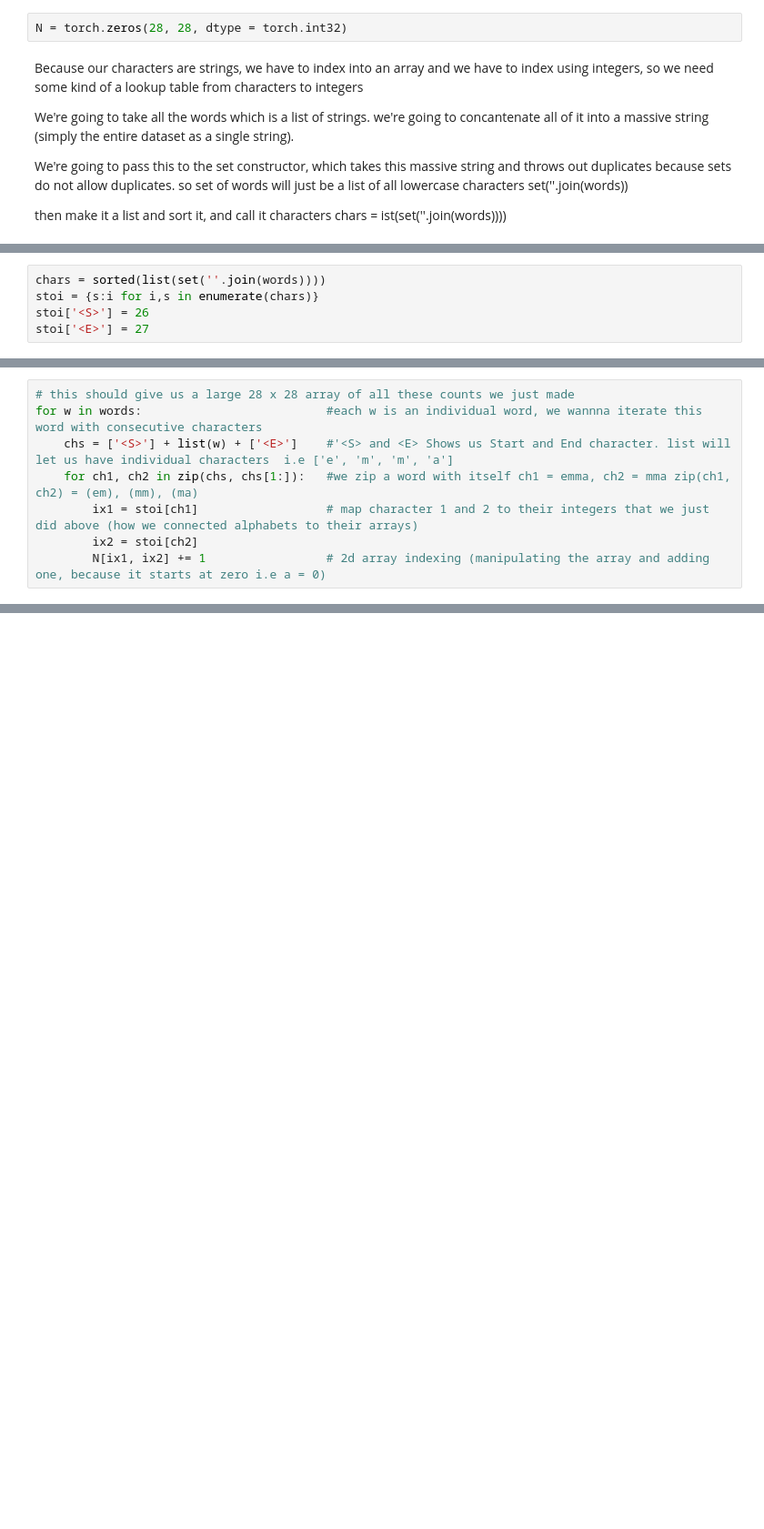
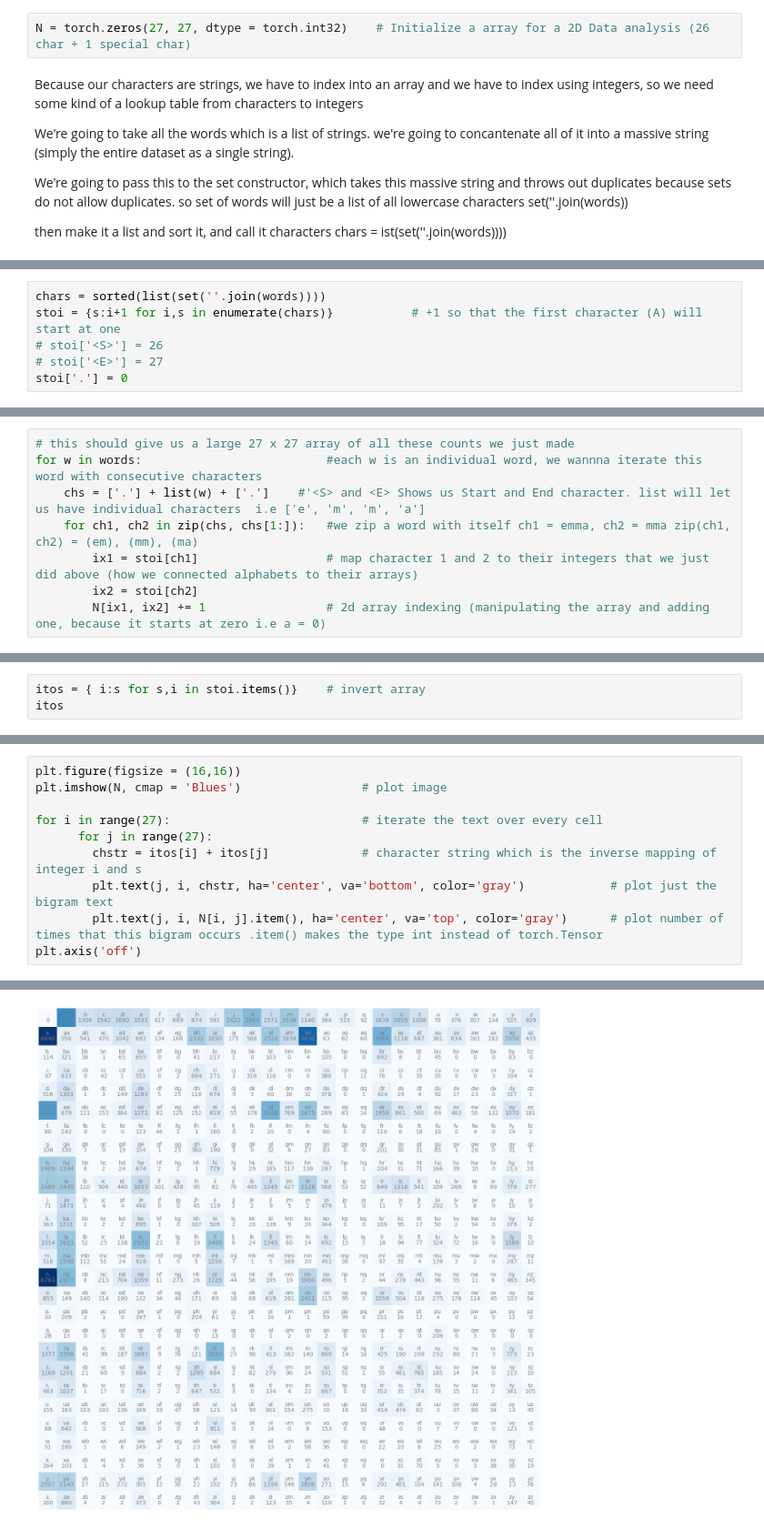
Before and after one commit to Coastpure/Makemore, a Jupyter notebook: Lesson1.ipynb, the cells around one changed output, grey strips where cells are left out. Shown at 91% size. Drawn from its saved outputs; the diff is of its cells as text; blank space fills up the shorter version.

```diff
--- a/Lesson1.ipynb
+++ b/Lesson1.ipynb
@@ -98,5 +104,5 @@ In our case we have 26 letters of the alphabet and we have tro special character
 # %%
-N = torch.zeros(28, 28, dtype = torch.int32)
+N = torch.zeros(27, 27, dtype = torch.int32)    # Initialize a array for a 2D Data analysis (26 char + 1 special char)
 # %% [markdown]
 Because our characters are strings, we have to index into an array and we have to  index using integers, so we need some kind of a lookup table from characters to integers
 
@@ -114,8 +122,9 @@ but we have to specify that < S> = 26 and < E> = 27 because z was 25
 # %%
 chars = sorted(list(set(''.join(words))))
-stoi = {s:i for i,s in enumerate(chars)}
-stoi['<S>'] = 26
-stoi['<E>'] = 27
+stoi = {s:i+1 for i,s in enumerate(chars)}           # +1 so that the first character (A) will start at one
+# stoi['<S>'] = 26
+# stoi['<E>'] = 27
+stoi['.'] = 0
 # %%
 stoi
 # %% [output]
@@ -139,7 +148,7 @@ stoi
 # %%
-# this should give us a large 28 x 28 array of all these counts we just made
+# this should give us a large 27 x 27 array of all these counts we just made
 for w in words:                          #each w is an individual word, we wannna iterate this word with consecutive characters
-    chs = ['<S>'] + list(w) + ['<E>']    #'<S> and <E> Shows us Start and End character. list will let us have individual characters  i.e ['e', 'm', 'm', 'a']
+    chs = ['.'] + list(w) + ['.']    #'<S> and <E> Shows us Start and End character. list will let us have individual characters  i.e ['e', 'm', 'm', 'a']
     for ch1, ch2 in zip(chs, chs[1:]):   #we zip a word with itself ch1 = emma, ch2 = mma zip(ch1, ch2) = (em), (mm), (ma)
         ix1 = stoi[ch1]                  # map character 1 and 2 to their integers that we just did above (how we connected alphabets to their arrays)
         ix2 = stoi[ch2]
@@ -148,0 +173,3 @@ Now it looks like an ugly mess. SO lets try to visualize it look more nicer 18:2
+# %%
+itos = { i:s for s,i in stoi.items()}    # invert array
+itos
@@ -148,0 +198,11 @@ Now it looks like an ugly mess. SO lets try to visualize it look more nicer 18:2
+# %%
+plt.figure(figsize = (16,16))
+plt.imshow(N, cmap = 'Blues')                 # plot image
+
+for i in range(27):                           # iterate the text over every cell
+      for j in range(27):
+        chstr = itos[i] + itos[j]             # character string which is the inverse mapping of integer i and s
+        plt.text(j, i, chstr, ha='center', va='bottom', color='gray')            # plot just the bigram text
+        plt.text(j, i, N[i, j].item(), ha='center', va='top', color='gray')      # plot number of times that this bigram occurs .item() makes the type int instead of torch.Tensor
+plt.axis('off')
+# %% [output]
@@ -148,0 +210 @@ Now it looks like an ugly mess. SO lets try to visualize it look more nicer 18:2
+[figure, added]
```
Also changed, not shown: parts of 13 cells of this notebook.
